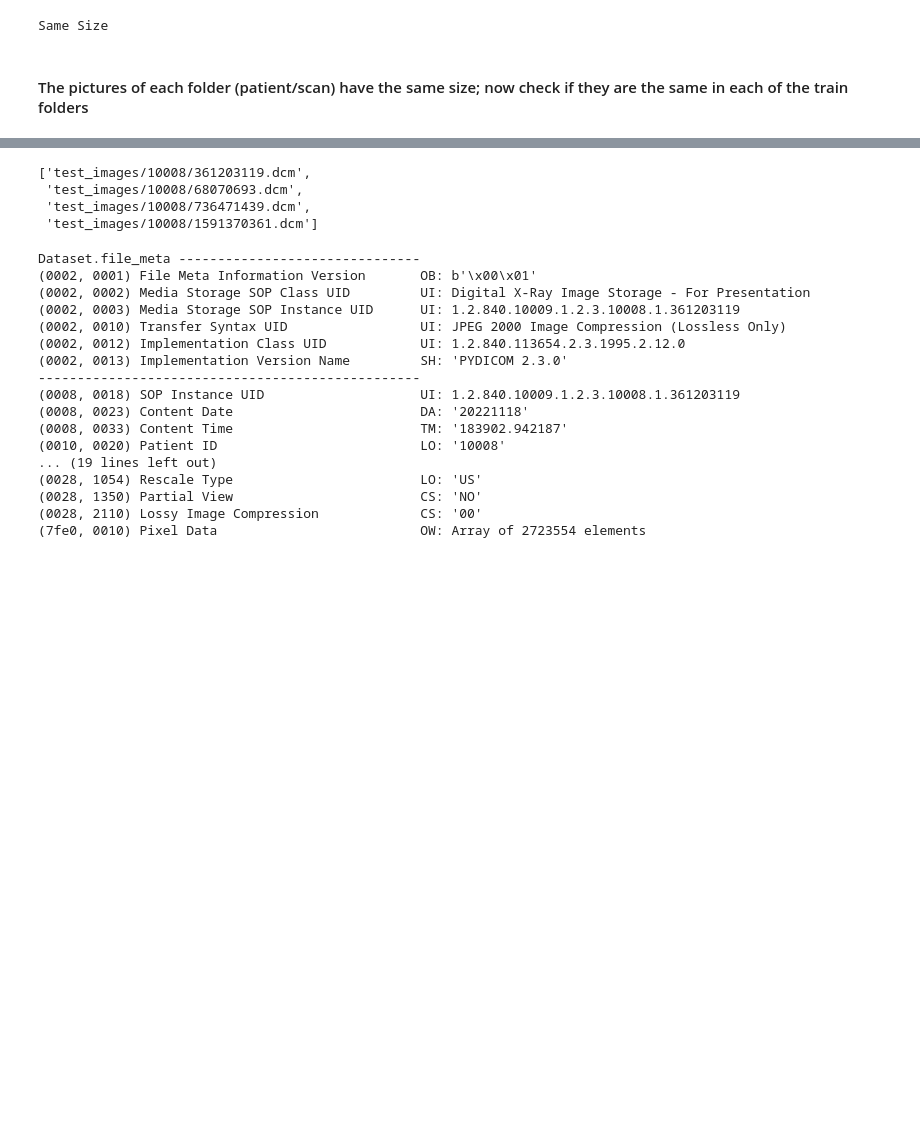
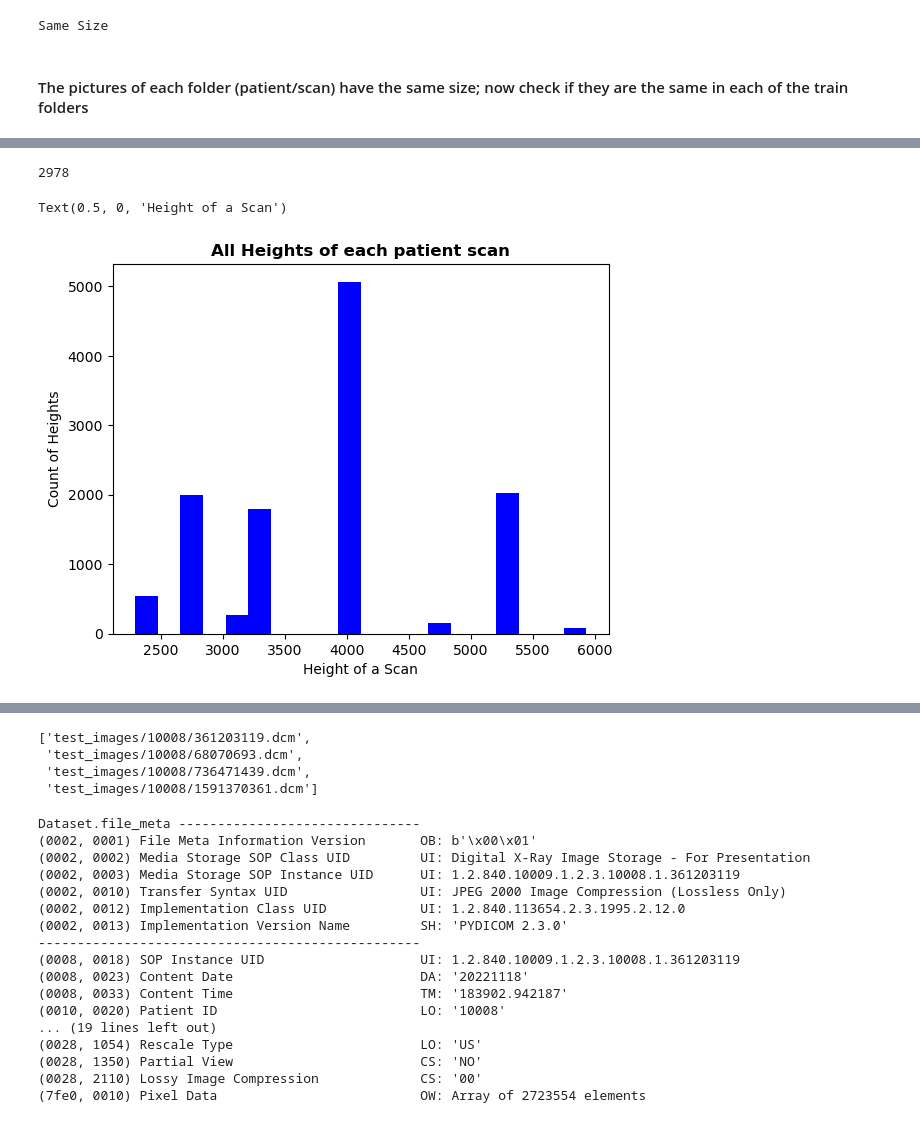
Before and after one commit to Oliver-Busemann/RSNA_Breast_Cancer_Detection, a Jupyter notebook: RSNA_Notebook_1_Data_Exploration.ipynb, the cells around one changed output, grey strips where cells are left out. Cells and saved outputs as stored; diff of their text form; code cells hidden in the pictures; blank space fills up the shorter version.

```diff
--- a/RSNA_Notebook_1_Data_Exploration.ipynb
+++ b/RSNA_Notebook_1_Data_Exploration.ipynb
@@ -242,0 +214,32 @@ Wall time: 56min 53s
+# %%
+# function to return all heights and widths of the first image of a patient
+def get_height_width(folder):
+
+    train_folders = os.listdir(folder)  # this is the patient folders
+
+    heights, widths = [], []  # lists to append the shapes for each patient
+
+    for patient in tqdm(train_folders):
+        patient_path = os.path.join(folder, patient)
+        file = os.listdir(patient_path)[0]  # just use the first since they are all the same
+        full_path = os.path.join(patient_path, file)
+        img = pydicom.dcmread(full_path).pixel_array
+        height, width = img.shape
+        heights.append(height)
+        widths.append(width)
+
+    return heights, widths
+# %%
+train_heights, train_widths = get_height_width(train_folder)
+# %%
+int(len(train_heights)/4)
+# %% [output]
+2978
+# %%
+plt.hist(train_heights, bins=20, color='blue')
+plt.title('All Heights of each patient scan', fontweight='bold')
+plt.ylabel('Count of Heights')
+plt.xlabel('Height of a Scan')
+# %% [output]
+Text(0.5, 0, 'Height of a Scan')
+[figure, added]
```
Also changed, not shown: parts of 11 cells of this notebook.
